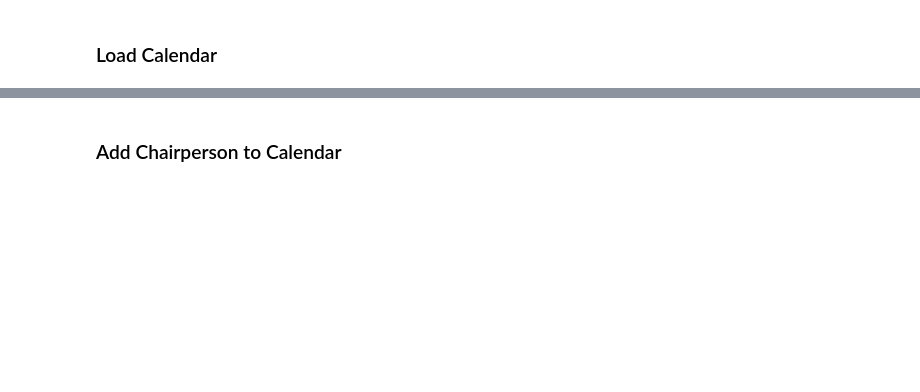
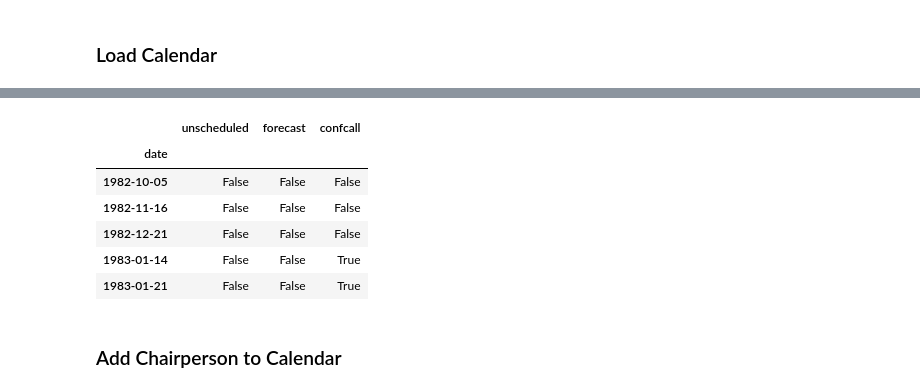
Before and after one commit to alenak2/fed_funds_rate, a Jupyter notebook: src/Draft_AK_Fed_Funds_Forecasting_Model-Copy1.ipynb, the cells around one changed output, grey strips where cells are left out. Drawn from its saved outputs; the diff is of its cells as text; code cells hidden in the pictures; blank space fills up the shorter version.

```diff
--- a/src/Draft_AK_Fed_Funds_Forecasting_Model-Copy1.ipynb
+++ b/src/Draft_AK_Fed_Funds_Forecasting_Model-Copy1.ipynb
@@ -1278,10 +1320,18 @@ fomc_calendar
 # %%
 # Take data after 1982/09/27
-fomc_calendar = fomc_calendar.loc[fomc_calendar['date'] >= dt.datetime(1982, 9, 27)]
+fomc_calendar = fomc_calendar.loc[fomc_calendar['date'] >= datetime.datetime(1982, 9, 27)]
 
 # Use date as index
 fomc_calendar.set_index('date', inplace=True)
 fomc_calendar.head()
+# %% [output]
+|  | unscheduled | forecast | confcall |
+| date |  |  |  |
+| 1982-10-05 | False | False | False |
+| 1982-11-16 | False | False | False |
+| 1982-12-21 | False | False | False |
+| 1983-01-14 | False | False | True |
+| 1983-01-21 | False | False | True |
 # %% [markdown]
 ### Add Chairperson to Calendar
 # %%
```
Also changed, not shown: parts of 42 cells of this notebook, 13 other files.
